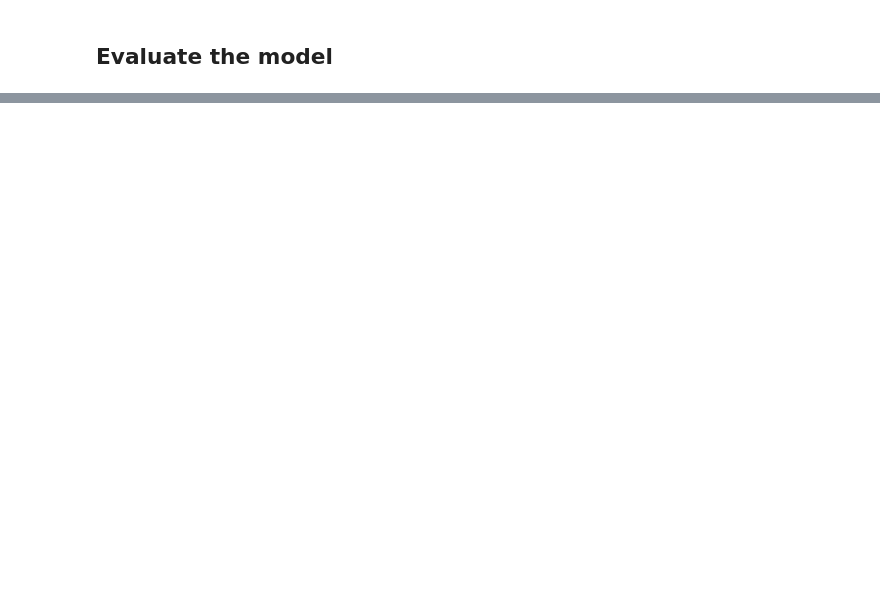
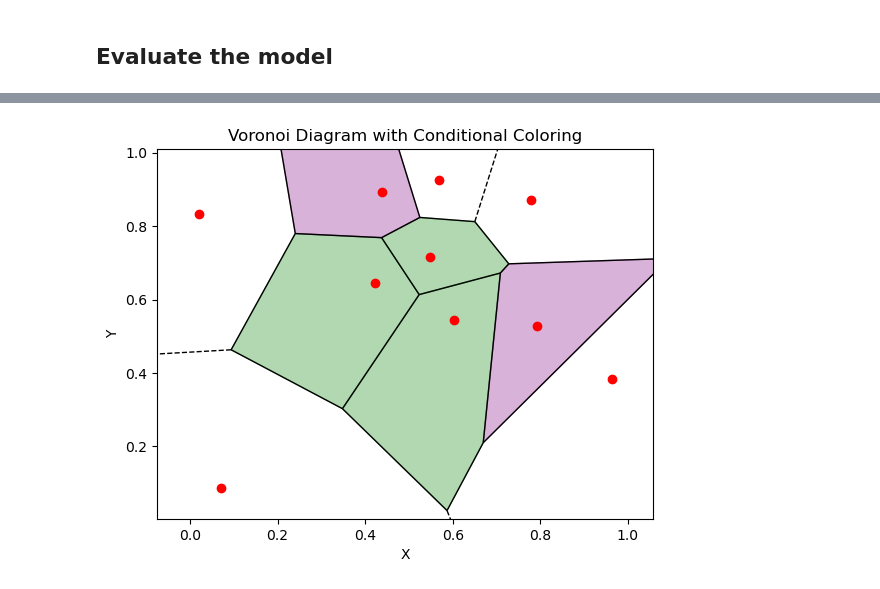
Before and after one commit to rmanak/cs229_project, a Jupyter notebook: notebooks/eps_logistic_regression.ipynb, the cells around one changed output, grey strips where cells are left out. Saved outputs shown, nothing was run; the diff lists cells and outputs as text; code cells hidden in the pictures; blank space fills up the shorter version.

```diff
--- a/notebooks/eps_logistic_regression.ipynb
+++ b/notebooks/eps_logistic_regression.ipynb
@@ -323,0 +597,41 @@ def plot(x, y, theta, save_path, correction=1.0):
+# %%
+import matplotlib.pyplot as plt
+from scipy.spatial import Voronoi, voronoi_plot_2d
+import numpy as np
+
+# Generating random points
+np.random.seed(0)
+points = np.random.rand(10, 2)
+
+# Creating Voronoi diagram
+vor = Voronoi(points)
+
+# Plotting Voronoi diagram
+fig, ax = plt.subplots()
+voronoi_plot_2d(vor, ax=ax, show_vertices=False)
+
+# Plotting original points
+plt.plot(points[:, 0], points[:, 1], 'ro')
+
+# Check condition for each region
+for region_index in vor.point_region:
+    region = vor.regions[region_index]
+    if -1 not in region:
+        vertices = [vor.vertices[i] for i in region]
+        outside = any(x < ax.get_xlim()[0] or x > ax.get_xlim()[1] or y < ax.get_ylim()[0] or y > ax.get_ylim()[1] for x, y in vertices)
+        if outside:
+            ax.fill(*zip(*vertices), color='purple', alpha=0.3)
+        else:
+            centroid = np.mean(vertices, axis=0)
+            x, y = centroid
+            if np.sin(x * y) > 0:
+                ax.fill(*zip(*vertices), color='green', alpha=0.3)
+            else:
+                ax.fill(*zip(*vertices), color='red', alpha=0.3)
+
+plt.title('Voronoi Diagram with Conditional Coloring')
+plt.xlabel('X')
+plt.ylabel('Y')
+plt.show()
+# %% [output]
+[figure, added]
```
Also changed, not shown: parts of 58 cells of this notebook.
